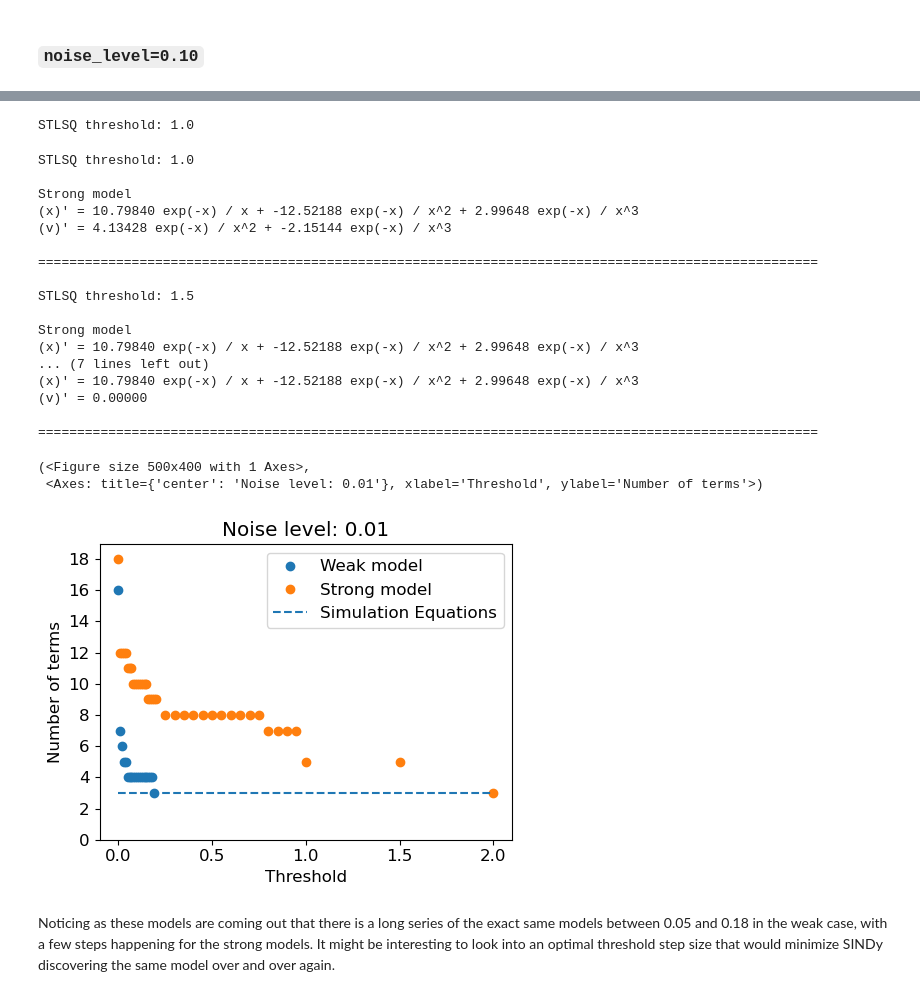
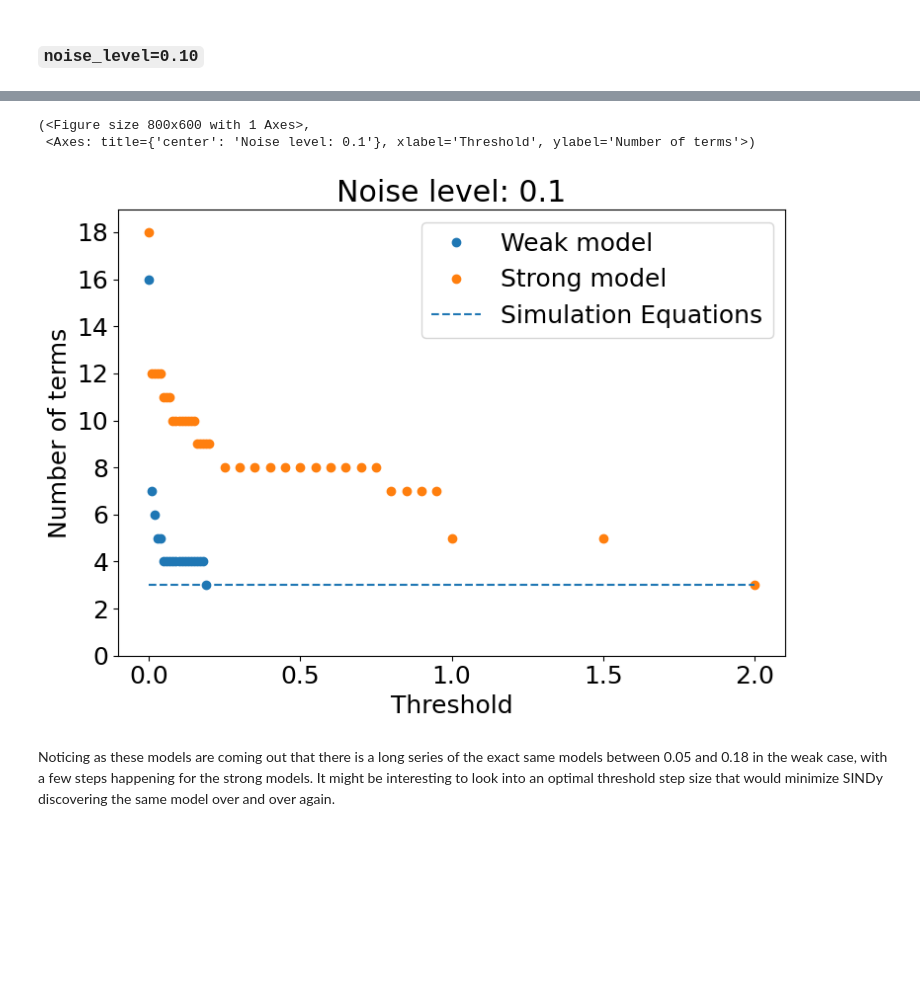
Before and after one commit to zbrookshowe/yukawa-sindy, a Jupyter notebook: Yukawa2body_weak.ipynb, the cells around one changed output, grey strips where cells are left out. Drawn from its saved outputs; the diff is of its cells as text; code cells hidden in the pictures; blank space fills up the shorter version.

```diff
--- a/Yukawa2body_weak.ipynb
+++ b/Yukawa2body_weak.ipynb
@@ -322,9 +334,4 @@ thresholds = np.concatenate((np.arange(0, 0.2, 0.01), np.arange(0.2, 1.0, 0.05),
 libs = generate_libraries(sims010[0].t)
 x_train010 = [sim.x for sim in sims010]
 t_train010 = sims010[0].t
-thresholds, complexities = scan_thresholds(x_train010, t_train010, *libs, thresholds)
+thresholds, complexities = scan_thresholds(sims010, thresholds)
-# %%
-thresholds = np.concatenate((np.arange(0, 0.2, 0.01), np.arange(0.2, 1.0, 0.05), np.arange(1.0, 5.0, 0.5)))
-# %%
-thresholds = np.arange(0.2, 1.0, 0.05)
-thresholds, complexities = scan_thresholds(x_train010, t_train010, *libs, thresholds, verbose=True)
@@ -349,32 +338,9 @@ STLSQ threshold: 0.25
-# %%
-# thresholds = np.arange(0, 0.2, 0.01)
-thresholds = np.concatenate((np.arange(0, 0.2, 0.01), np.arange(0.2, 1.0, 0.05), np.arange(1.0, 5.0, 0.5)))
-thresholds, complexities = scan_thresholds(sims010, thresholds, verbose=True)
-# %% [output]
-STLSQ threshold: 1.0
-STLSQ threshold: 1.0
-
-Strong model
-(x)' = 10.79840 exp(-x) / x + -12.52188 exp(-x) / x^2 + 2.99648 exp(-x) / x^3
-(v)' = 4.13428 exp(-x) / x^2 + -2.15144 exp(-x) / x^3
-
-====================================================================================================
-
-STLSQ threshold: 1.5
-
-Strong model
-(x)' = 10.79840 exp(-x) / x + -12.52188 exp(-x) / x^2 + 2.99648 exp(-x) / x^3
-... (7 lines left out)
-(x)' = 10.79840 exp(-x) / x + -12.52188 exp(-x) / x^2 + 2.99648 exp(-x) / x^3
-(v)' = 0.00000
-
-====================================================================================================
 # %%
-plot_complexities(thresholds, complexities)
+plot_complexities(thresholds, complexities, noise_level=noise_level)
 # %% [output]
-(<Figure size 500x400 with 1 Axes>,
- <Axes: title={'center': 'Noise level: 0.01'}, xlabel='Threshold', ylabel='Number of terms'>)
+(<Figure size 800x600 with 1 Axes>,
+ <Axes: title={'center': 'Noise level: 0.1'}, xlabel='Threshold', ylabel='Number of terms'>)
-[figure, old version]
+[figure, new version]
 # %% [markdown]
 Noticing as these models are coming out that there is a long series of the exact same models between 0.05 and 0.18 in the weak case, with a few steps happening for the strong models.
 It might be interesting to look into an optimal threshold step size that would minimize SINDy discovering the same model over and over again.
```
Also changed, not shown: parts of 25 cells of this notebook, 1 other file.
